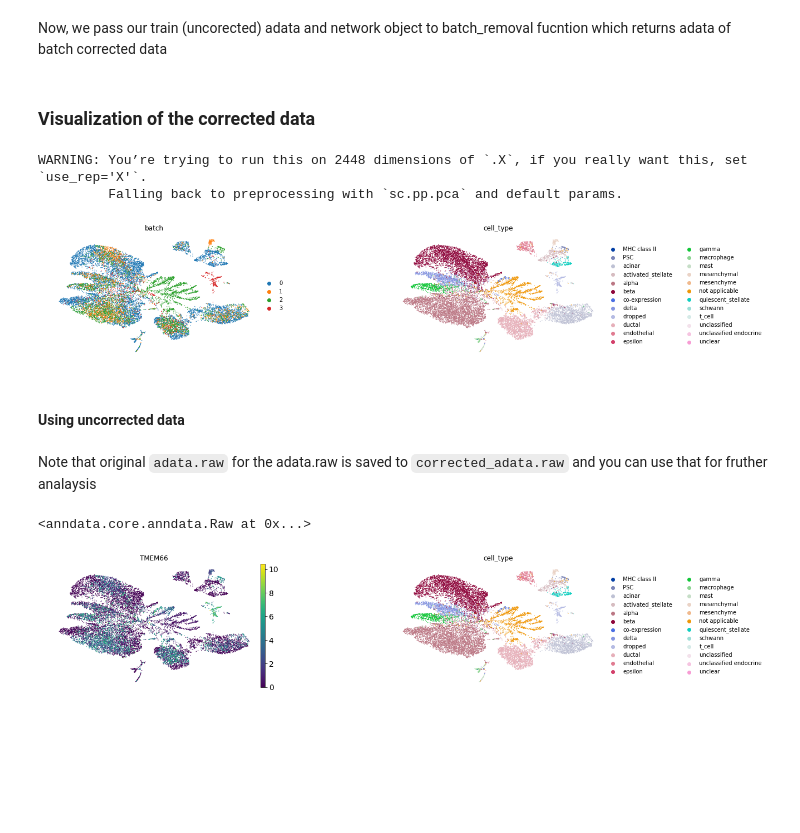
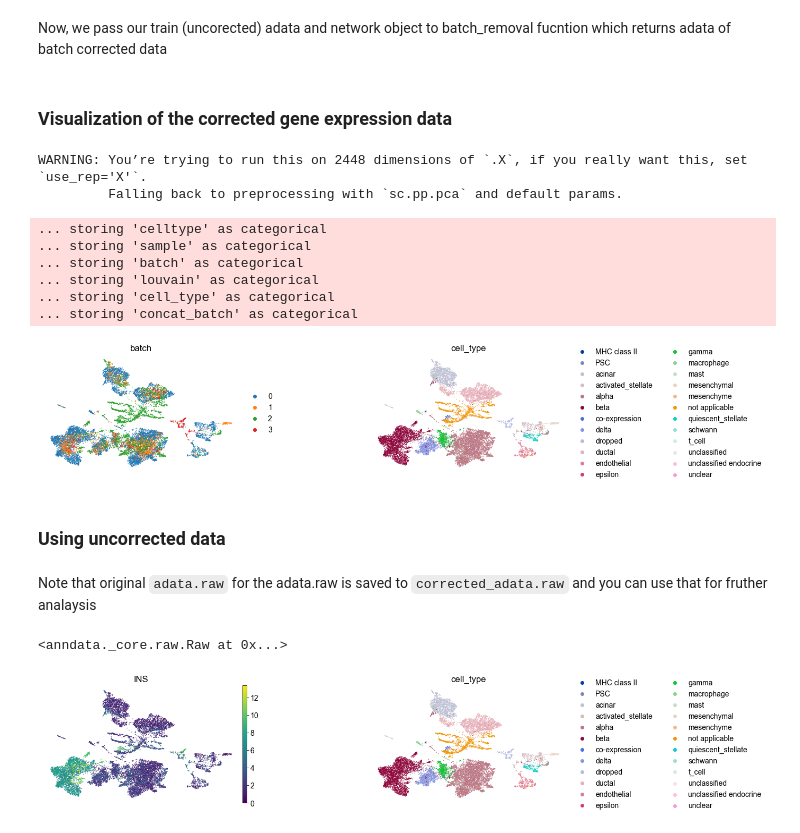
Before and after one commit to M0hammadL/scGen_notebooks, a Jupyter notebook: notebooks/scgen_batch_removal.ipynb, the cells around one changed output. Cells and saved outputs as stored; diff of their text form; code cells hidden in the pictures; blank space fills up the shorter version.

```diff
--- a/notebooks/scgen_batch_removal.ipynb
+++ b/notebooks/scgen_batch_removal.ipynb
@@ -24,4 +32,4 @@ sc.pl.umap(train, color=["batch", "cell_type"], wspace=.5, frameon=False)
 # %% [markdown]
 ### Creating and training the model
 # %%
-network = scgen.VAEArith(x_dimension= train.shape[1], model_path="./models/batch" )
+network = scgen.VAEArithKeras(x_dimension= train.shape[1], model_path="./models/batch")
@@ -37,7 +59,7 @@ returns adata of batch corrected data
 # %%
 corrected_adata =  scgen.batch_removal(network, train, batch_key="batch", cell_label_key="cell_type")
 # %% [markdown]
-###  Visualization of the  corrected data
+###  Visualization of the  corrected gene expression data
 # %%
 sc.pp.neighbors(corrected_adata)
 sc.tl.umap(corrected_adata)
@@ -47,16 +69,22 @@ WARNING: You’re trying to run this on 2448 dimensions of `.X`, if you really w
 # %%
 sc.pl.umap(corrected_adata, color=["batch", "cell_type"], wspace=.5, frameon=False)
 # %% [output]
+... storing 'celltype' as categorical
+... storing 'sample' as categorical
+... storing 'batch' as categorical
+... storing 'louvain' as categorical
+... storing 'cell_type' as categorical
+... storing 'concat_batch' as categorical
-[figure, old version]
+[figure, new version]
 # %% [markdown]
-####  Using uncorrected data
+###  Using uncorrected data
 # %% [markdown]
 Note that original  `adata.raw` for the adata.raw is saved to `corrected_adata.raw` and you can use that for fruther analaysis
 # %%
 corrected_adata.raw
 # %% [output]
-<anndata.core.anndata.Raw at 0x...>
+<anndata._core.raw.Raw at 0x...>
 # %%
-sc.pl.umap(corrected_adata, color=["TMEM66", "cell_type"], wspace=.5, frameon=False, use_raw=True)
+sc.pl.umap(corrected_adata, color=["INS", "cell_type"], wspace=.5, frameon=False, use_raw=True)
 # %% [output]
-[figure, old version]
+[figure, new version]
```
Also changed, not shown: parts of 3 cells of this notebook.
